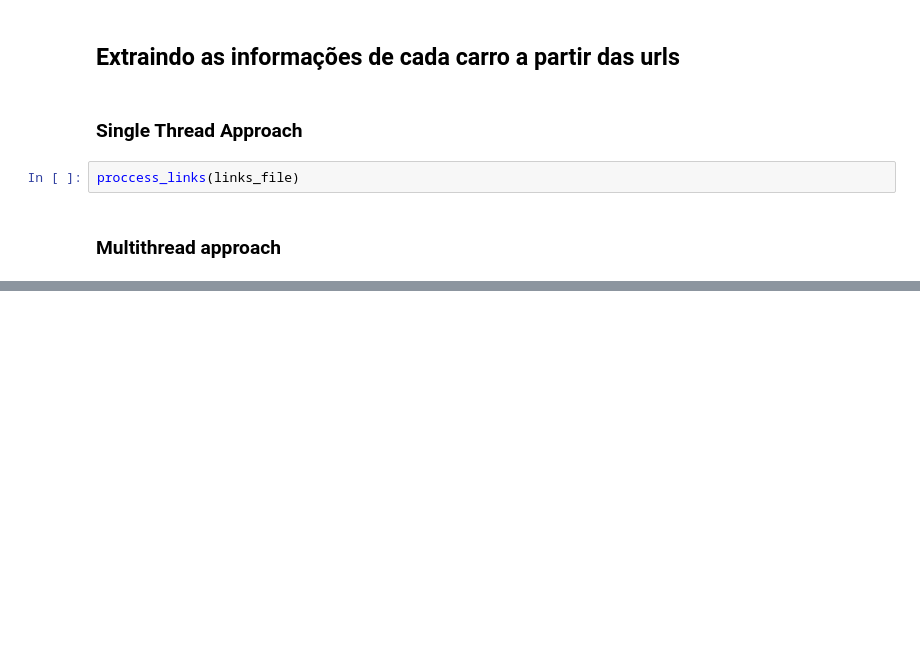
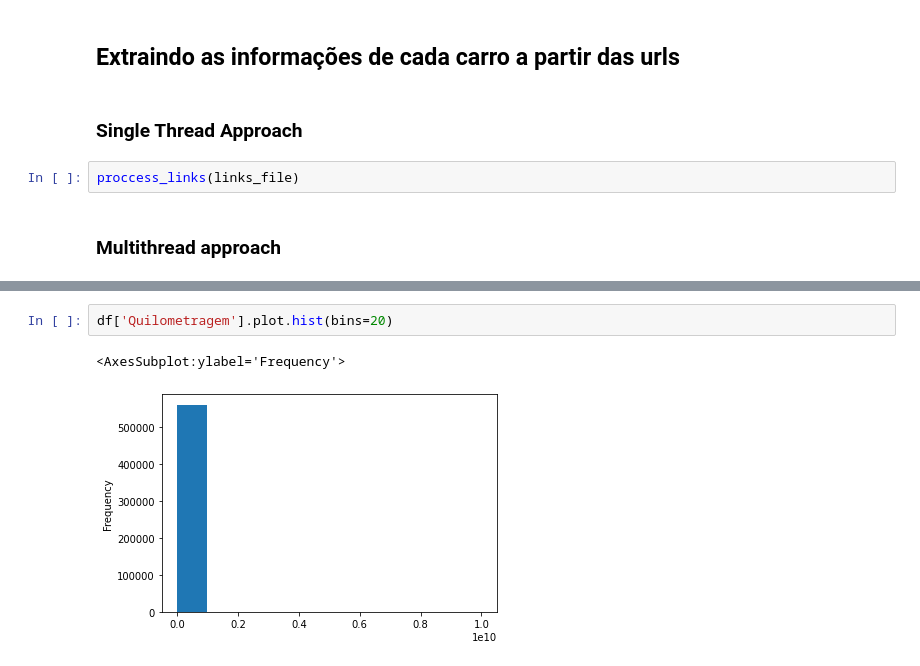
Before and after one commit to FabioXimenes/UFC-IDS, a Jupyter notebook: Modulo1.ipynb, the cells around one changed output, grey strips where cells are left out. Cells and saved outputs as stored; diff of their text form; blank space fills up the shorter version.

```diff
--- a/Modulo1.ipynb
+++ b/Modulo1.ipynb
@@ -162,0 +342,5 @@ for i in range(0, len(urls), chunk_size):
+# %%
+df['Quilometragem'].plot.hist(bins=20)
+# %% [output]
+<AxesSubplot:ylabel='Frequency'>
+[figure, added]
```
Also changed, not shown: parts of 27 cells of this notebook.
